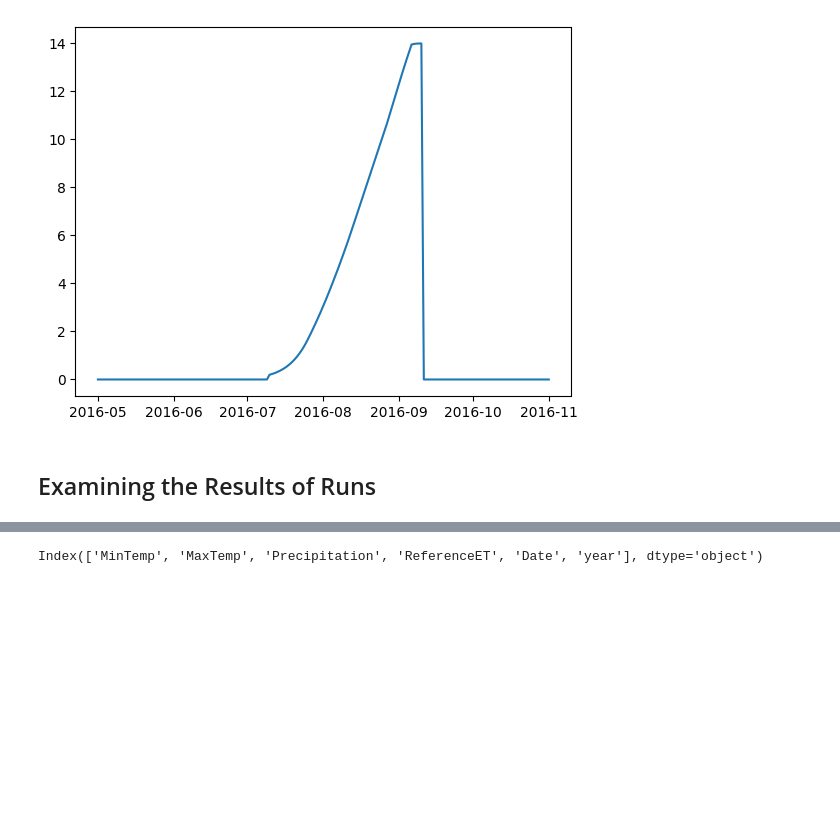
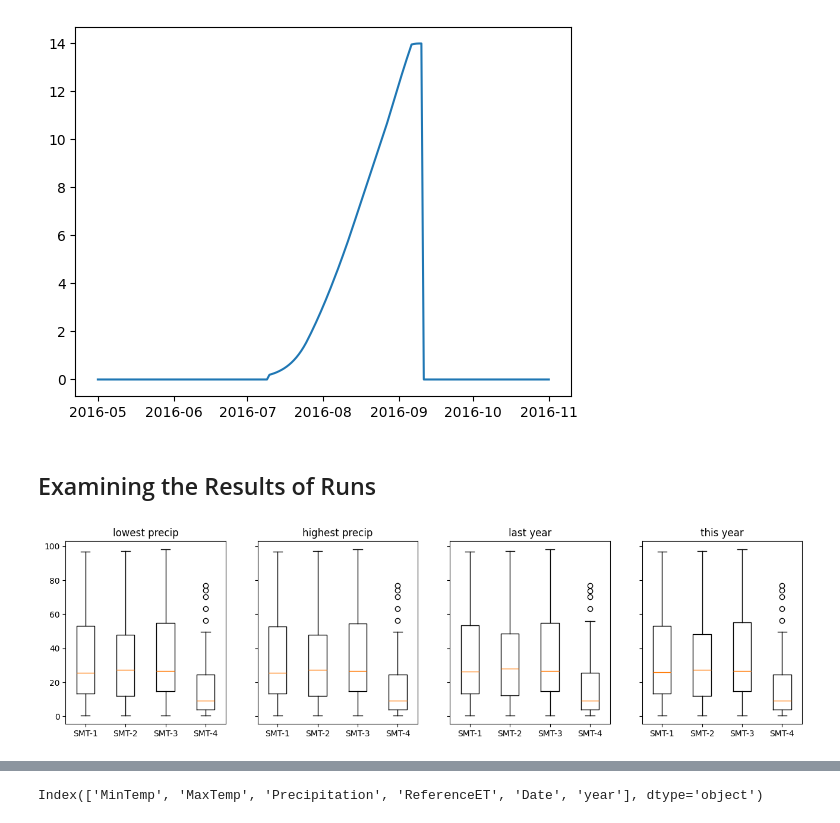
Before and after one commit to danyoungday/praise, a Jupyter notebook: play.ipynb, the cells around one changed output, grey strips where cells are left out. Cells and saved outputs as stored; diff of their text form; code cells hidden in the pictures; blank space fills up the shorter version.

```diff
--- a/play.ipynb
+++ b/play.ipynb
@@ -138,0 +142,13 @@ for cand_id in tqdm(cand_ids):
+# %%
+labels = ["lowest precip", "highest precip", "last year", "this year"]
+fig, axes = plt.subplots(1, 4, figsize=(16, 4), sharey=True)
+for context_idx, ax in enumerate(axes):
+    ax.set_title(labels[context_idx])
+    smts = np.zeros((len(policies), 4))
+    for i, policy in enumerate(policies.values()):
+        for j in range(4):
+            smts[i, j] = policy[context_idx, j]
+    ax.boxplot(smts, tick_labels=[f"SMT-{i+1}" for i in range(4)])
+plt.show()
+# %% [output]
+[figure, added]
```
Also changed, not shown: parts of 7 cells of this notebook, 5 other files.
